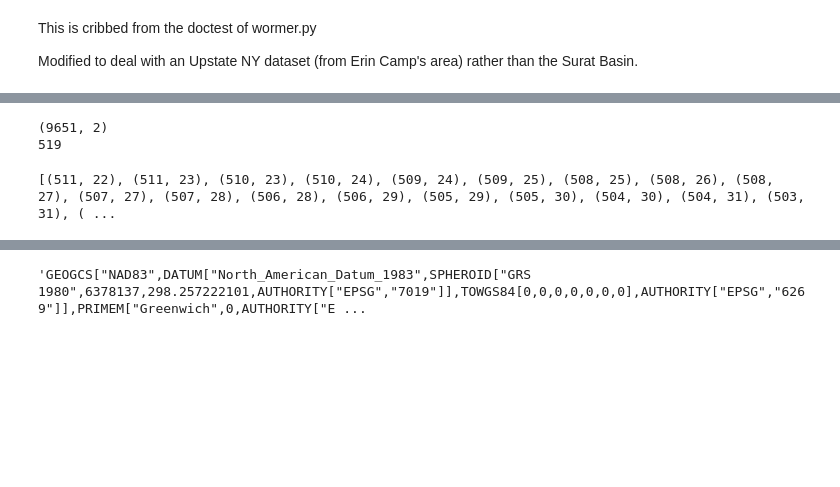
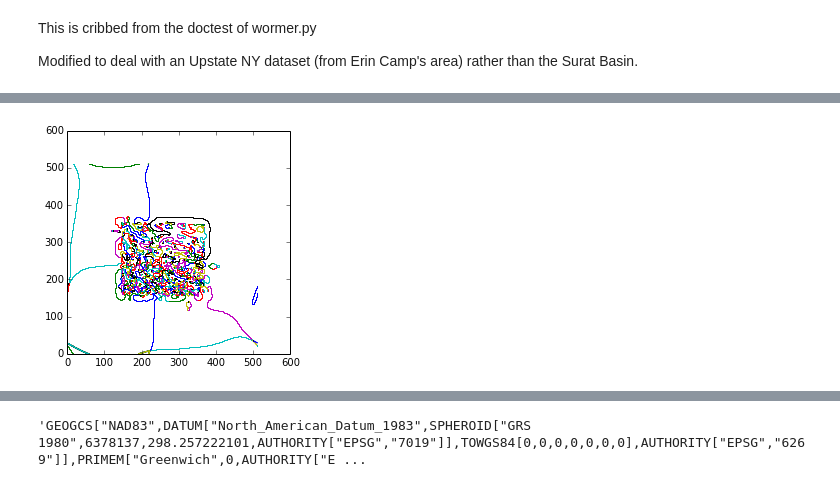
Before and after one commit to RichardScottOZ/BSDWormer, a Jupyter notebook: src/RunUpstateNY.ipynb, the cells around one changed output, grey strips where cells are left out. Cells and saved outputs as stored; diff of their text form; code cells hidden in the pictures; blank space fills up the shorter version.

Commit message:
Migrated to the worm segment tracking code implemented in wormer...

```diff
--- a/src/RunUpstateNY.ipynb
+++ b/src/RunUpstateNY.ipynb
@@ -57,58 +41,22 @@ def buildGraph(seg):
-# %%
-# Build the graph, and then use NetworkX's minimum spanning tree stuff to walk it...
-worm_points = np.argwhere(bar> -100)
-print(worm_points.shape)
-worm_vals = bar[worm_points[:,0],worm_points[:,1]]
-G = buildGraph(worm_points)
-
-
-mst = nx.minimum_spanning_tree(G)
-num_nodes = worm_points.shape[0]
-visited = np.zeros(num_nodes+1,dtype=np.bool_)
-segs = []
-for nd in range(num_nodes+1):                       # Loop over all nodes
-    if not visited[nd]:                           # Check to see if we've been here before
-        dfst = nx.dfs_tree(mst,nd)                # Build a Depth First Search Tree rooted at nd
-        visited[nd] = True                        # Mark nd as visited
-        bingo = []                                # Start a new list to hold results; will be included as element in master list
-        for (source,dest,d) in nx.dfs_labeled_edges(dfst,nd):
-            if d['dir'] != 'forward':
-                # Backtracking or out of tree edge; not interested
-                continue
-            if source == dest:
-                # Root of tree
-                last_node = dest      # Initialize last node
-                visited[dest] = True  # and mark dest visited
-                continue
-            if source >= num_nodes or dest >= num_nodes:
-                # FIXME: HACK!!! Got to figure out what's going on here
-                continue
-            if last_node != source:
-                # We've switched branches!
-                segs += [bingo]          # Add the accumulated edges to seg
-                bingo = [(source,dest)]  # and initialize a new bingo list with this edge
-            else:
-                # We're tracking a single branch (last_node == source)
-                bingo += [(source,dest)] # Add the new edge to the bingo list
-            last_node = dest
-            visited[dest] = True
-        segs += [bingo]  # Add the last bingo list
-print(len(segs))
-# %% [output]
-(9651, 2)
-519
 # %%
 fig = plt.figure()
-for s in segs:
+ax = fig.add_subplot(111, aspect='equal')
+for s in foo.segs:
     if s == []:
         continue
-    xs = [worm_points[s[0][0],1]]
-    ys = [worm_points[s[0][0],0]]
+    posn = foo.G.node[s[0][0]]['pos']
+    xs = [posn[1]]
+    ys = [posn[0]]
+    val = foo.G.node[s[0][0]]['val']
+    vs = [val]
     for edge in s:
-        xn = worm_points[edge[1],1]
-        yn = worm_points[edge[1],0]
+        posn = foo.G.node[edge[1]]['pos']
+        yn,xn = posn
         xs += [xn]
         ys += [yn]
+        vs += [foo.G.node[edge[1]]['val']]
     plt.plot(xs,ys)
-plt.imshow(lbls)
-fig.show()
+#plt.imshow(lbls)
+#fig.show()
+# %% [output]
+[figure, added]
@@ -117,4 +62,0 @@ fig.show()
-# %%
-print([(x,y) for x,y in zip(xs,ys)])
-# %% [output]
-[(511, 22), (511, 23), (510, 23), (510, 24), (509, 24), (509, 25), (508, 25), (508, 26), (508, 27), (507, 27), (507, 28), (506, 28), (506, 29), (505, 29), (505, 30), (504, 30), (504, 31), (503, 31), ( ...
```
Also changed, not shown: parts of 11 cells of this notebook.
